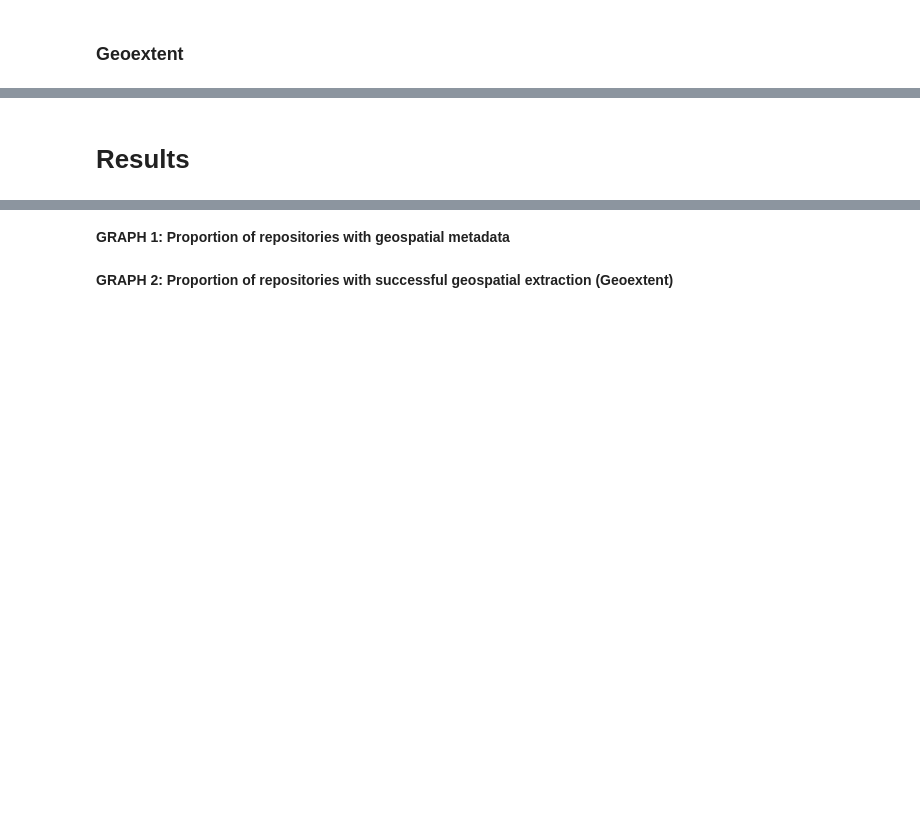
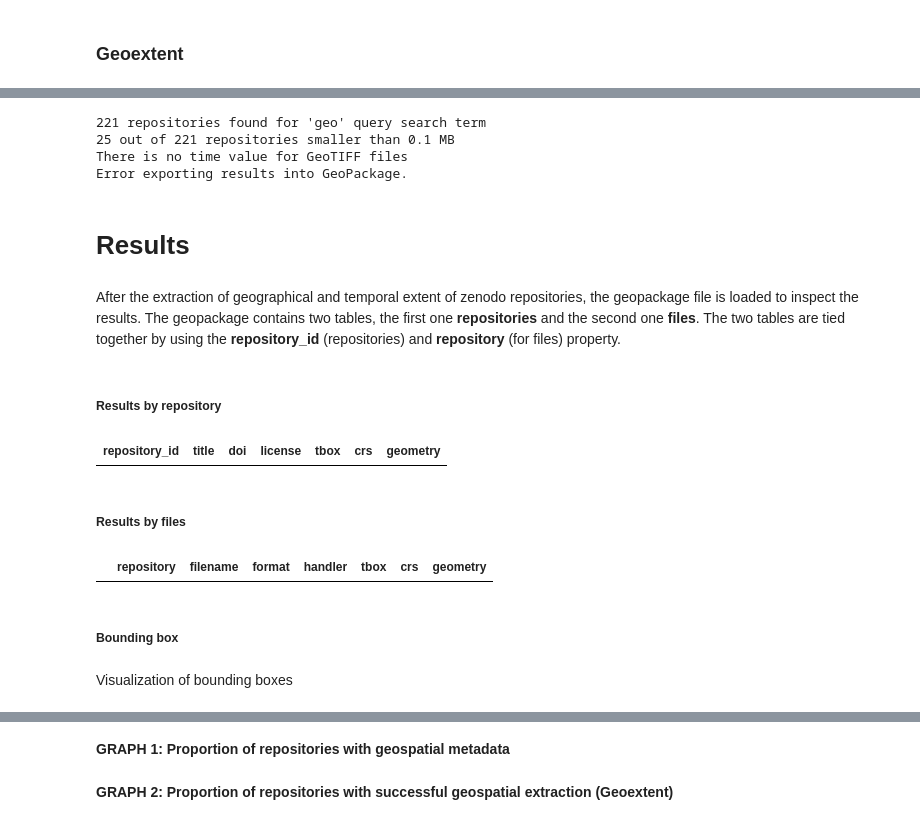
Before and after one commit to o2r-project/geoextent, a Jupyter notebook: showcase/geoextent_report.ipynb, the cells around one changed output, grey strips where cells are left out. Cells and saved outputs as stored; diff of their text form; code cells hidden in the pictures; blank space fills up the shorter version.

Commit message:
geopackage output and report

```diff
--- a/showcase/geoextent_report.ipynb
+++ b/showcase/geoextent_report.ipynb
@@ -313,2 +348,17 @@ file_table(subset)
+# %%
+import warnings
+import logging
+warnings.simplefilter("ignore")
+logging.disable(sys.maxsize)
+
+f = geoextent_by_search_term_zenodo(term="geo",mb_size = 0.1, output_path="geo_p1_mb.gpkg");
+logging.disable(logging.NOTSET)
+# %% [output]
+221 repositories found for 'geo' query search term
+25 out of 221 repositories smaller than 0.1 MB
+There is no time value for GeoTIFF files
+Error exporting results into GeoPackage.
 # %% [markdown]
 # Results
+# %% [markdown]
+After the extraction of geographical and temporal extent of zenodo repositories, the geopackage file is loaded to inspect the results. The geopackage contains two tables, the first one **repositories** and the second one **files**. The two tables are tied together by using the **repository_id** (repositories) and **repository** (for files) property.
@@ -314,0 +379,22 @@ file_table(subset)
+# %% [markdown]
+##### Results by repository
+# %%
+repositories_gdf[0:10]
+# %% [output]
+| repository_id | title | doi | license | tbox | crs | geometry |
+# %% [markdown]
+##### Results by files
+# %%
+from itables import show
+
+files_gdf[20:30]
+
+# As this table could contain thousends of entries, the fview is reduced. Is you want to display all the content, uncomment the following line:
+# show(files_gdf, maxBytes=0)
+# for more info : # https://mwouts.github.io/itables/#downsampling
+# %% [output]
+|  | repository | filename | format | handler | tbox | crs | geometry |
+# %% [markdown]
+##### Bounding box
+# %% [markdown]
+Visualization of bounding boxes
```
Also changed, not shown: parts of 34 cells of this notebook, 1 other file.
